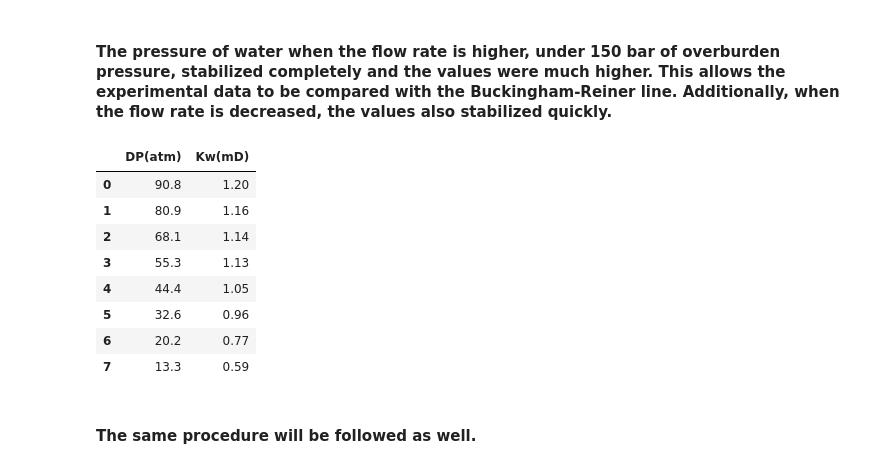
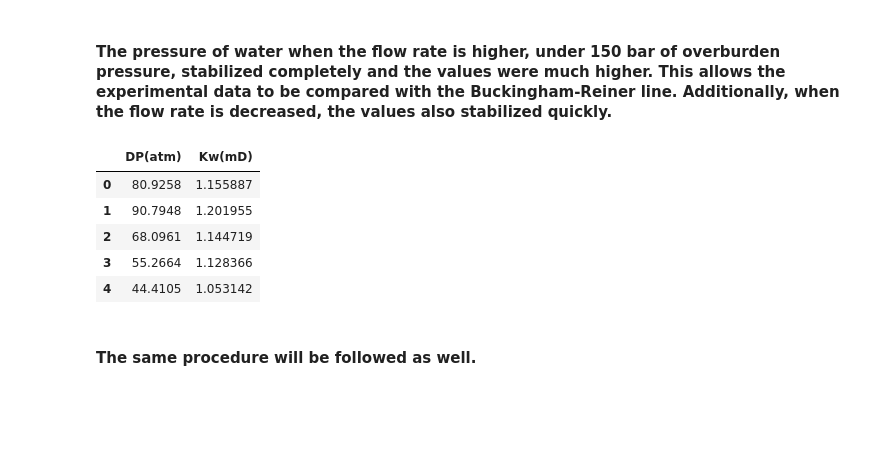
Before and after one commit to MadScientist1995/python, a Jupyter notebook: Absolute permeability of a rock sample.ipynb, the cells around one changed output. Saved outputs shown, nothing was run; the diff lists cells and outputs as text; code cells hidden in the pictures; blank space fills up the shorter version.

```diff
--- a/Absolute permeability of a rock sample.ipynb
+++ b/Absolute permeability of a rock sample.ipynb
@@ -446,18 +434,16 @@ plt.plot(df4["DP(atm)"], df4["Kw(mD)"], "b")
 # %% [markdown]
 #### The pressure of water when the flow rate is higher, under 150 bar of overburden pressure, stabilized completely and the values were much higher. This allows the experimental data to be compared with the Buckingham-Reiner line. Additionally, when the flow rate is decreased, the values also stabilized quickly.
 # %%
-df5 = pd.read_csv(r"C:\Users\nikol\Documents\Python\statsmodels\water permeability 2.csv")
-df5
+df5 = pd.read_excel("liquid permeability.xlsx", sheet_name="Kw,abs150bar", skiprows=91, usecols=[11, 13], nrows=8)  #skiprows+2=excel_rows
+df5.columns = ["DP(atm)", "Kw(mD)"]
+df5.head()
 # %% [output]
 |  | DP(atm) | Kw(mD) |
-| 0 | 90.8 | 1.20 |
-| 1 | 80.9 | 1.16 |
-| 2 | 68.1 | 1.14 |
-| 3 | 55.3 | 1.13 |
-| 4 | 44.4 | 1.05 |
-| 5 | 32.6 | 0.96 |
-| 6 | 20.2 | 0.77 |
-| 7 | 13.3 | 0.59 |
+| 0 | 80.9258 | 1.155887 |
+| 1 | 90.7948 | 1.201955 |
+| 2 | 68.0961 | 1.144719 |
+| 3 | 55.2664 | 1.128366 |
+| 4 | 44.4105 | 1.053142 |
 # %% [markdown]
 #### The same procedure will be followed as well.
 # %% [markdown]
```
Also changed, not shown: parts of 32 cells of this notebook, 2 other files.
